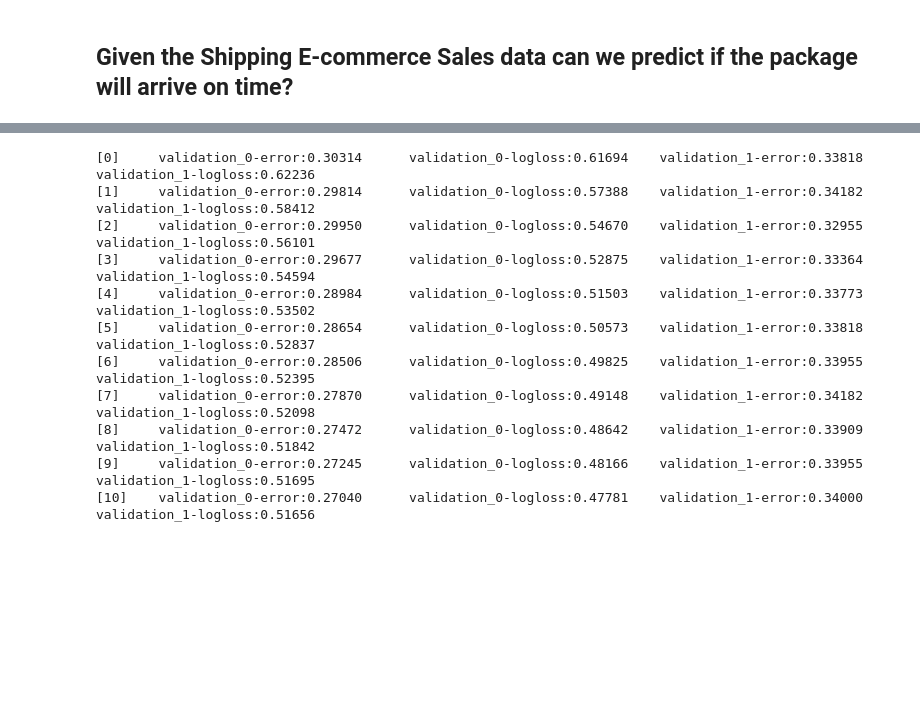
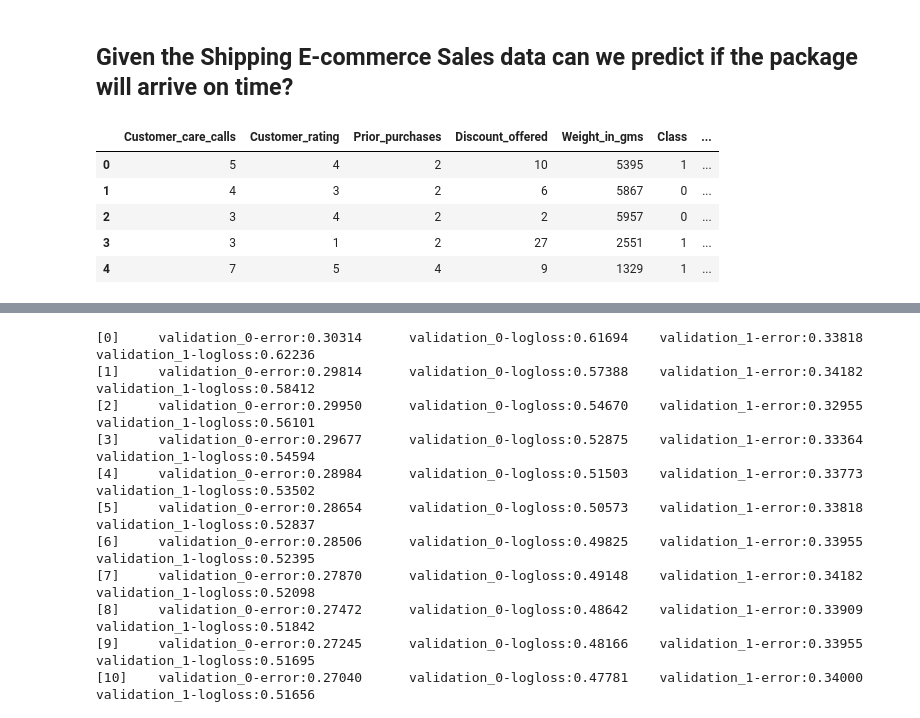
Before and after one commit to hgarza910/Shipping_ecommerce_proj, a Jupyter notebook: best_model.ipynb, the cells around one changed output, grey strips where cells are left out. Drawn from its saved outputs; the diff is of its cells as text; code cells hidden in the pictures; blank space fills up the shorter version.

```diff
--- a/best_model.ipynb
+++ b/best_model.ipynb
@@ -12,3 +13,12 @@ from xgboost import XGBClassifier
 df = pd.read_csv("shipping_ecommerce.csv")
 df_model = df
 df_dum = pd.get_dummies(df_model)
+# %%
+df_dum.head()
+# %% [output]
+|  | Customer_care_calls | Customer_rating | Prior_purchases | Discount_offered | Weight_in_gms | Class | ... |
+| 0 | 5 | 4 | 2 | 10 | 5395 | 1 | ... |
+| 1 | 4 | 3 | 2 | 6 | 5867 | 0 | ... |
+| 2 | 3 | 4 | 2 | 2 | 5957 | 0 | ... |
+| 3 | 3 | 1 | 2 | 27 | 2551 | 1 | ... |
+| 4 | 7 | 5 | 4 | 9 | 1329 | 1 | ... |
```
Also changed, not shown: parts of 21 cells of this notebook, 3 other files.
